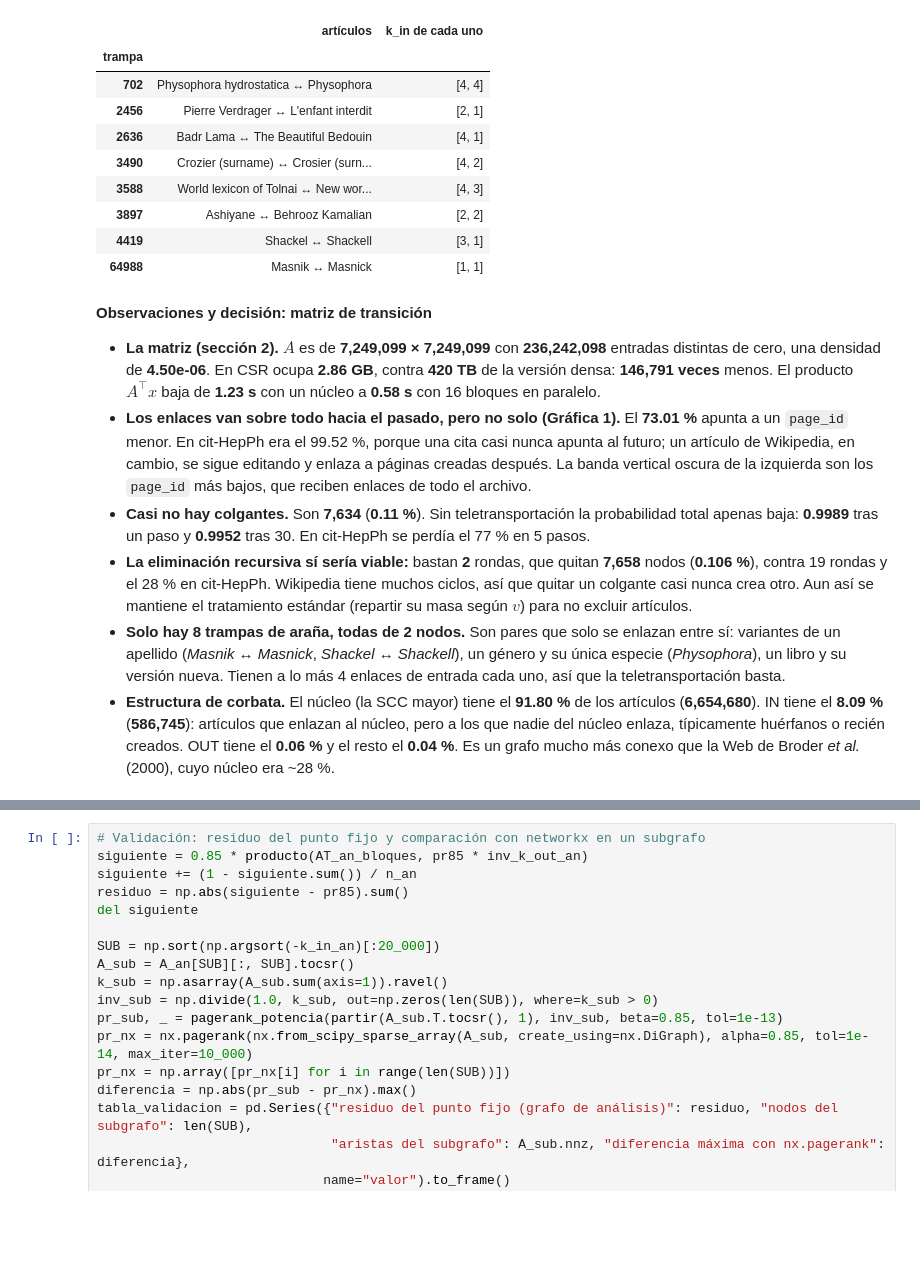
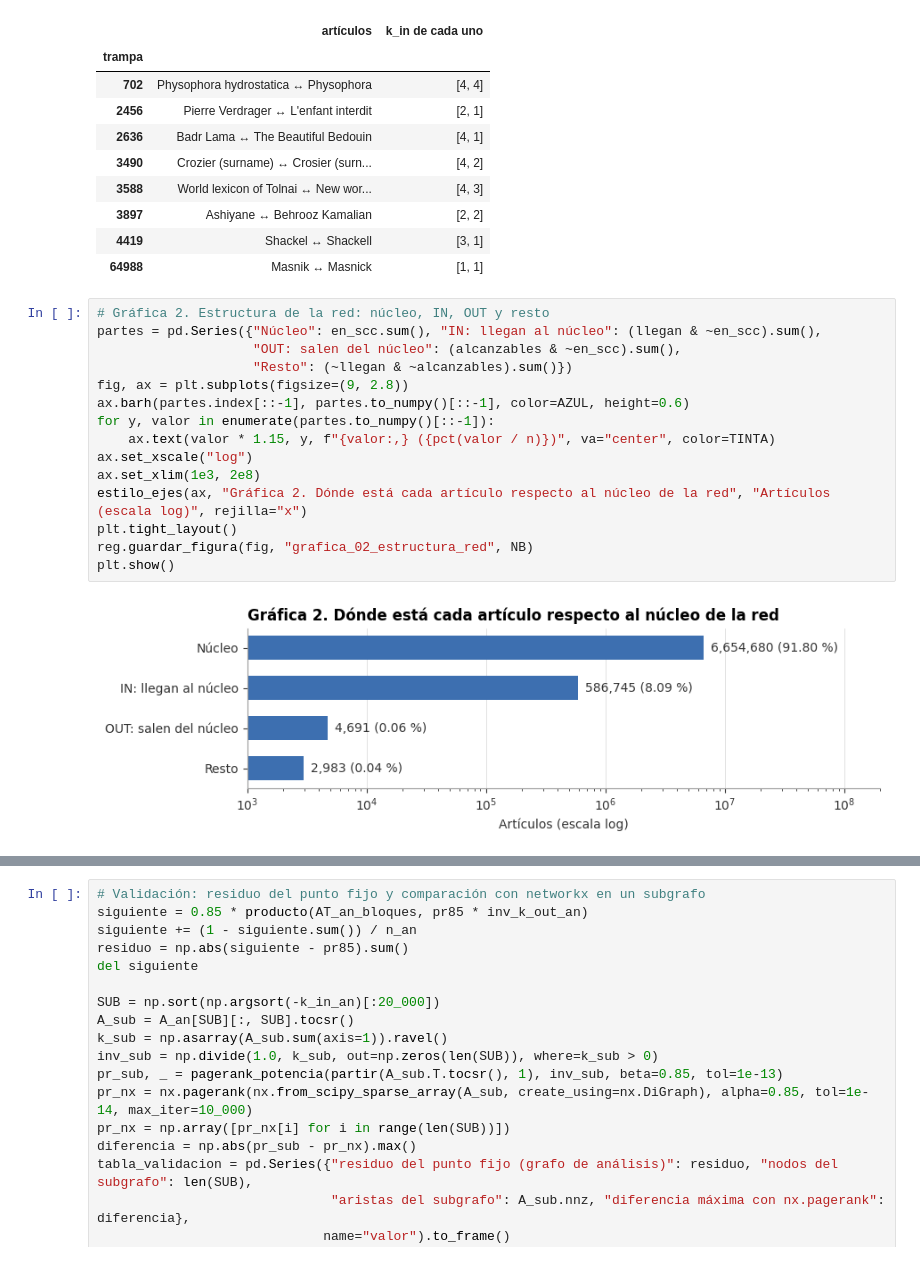
Before and after one commit to makore-0612/T3_DMII, a Jupyter notebook: Wikipedia/notebooks/02_pagerank_hits.ipynb, the cells around one changed output, grey strips where cells are left out. Cells and saved outputs as stored; diff of their text form; blank space fills up the shorter version.

Commit message:
ultima ver wikipedia

```diff
--- a/Wikipedia/notebooks/02_pagerank_hits.ipynb
+++ b/Wikipedia/notebooks/02_pagerank_hits.ipynb
@@ -453,25 +421,20 @@ Las trampas de araña:
 | 3897 | Ashiyane ↔ Behrooz Kamalian | [2, 2] |
 | 4419 | Shackel ↔ Shackell | [3, 1] |
 | 64988 | Masnik ↔ Masnick | [1, 1] |
-# %% [markdown]
-**Observaciones y decisión: matriz de transición**
-
-- **La matriz (sección 2).** $A$ es de **7,249,099 × 7,249,099** con **236,242,098** entradas distintas de cero, una
-  densidad de **4.50e-06**. En CSR ocupa **2.86 GB**, contra **420 TB** de la versión densa: **146,791 veces** menos.
-  El producto $A^\top x$ baja de **1.23 s** con un núcleo a **0.58 s** con 16 bloques en paralelo.
-- **Los enlaces van sobre todo hacia el pasado, pero no solo (Gráfica 1).** El **73.01 %** apunta a un `page_id`
-  menor. En cit-HepPh era el 99.52 %, porque una cita casi nunca apunta al futuro; un artículo de Wikipedia, en
-  cambio, se sigue editando y enlaza a páginas creadas después. La banda vertical oscura de la izquierda son los
-  `page_id` más bajos, que reciben enlaces de todo el archivo.
-- **Casi no hay colgantes.** Son **7,634** (**0.11 %**). Sin teletransportación la probabilidad total apenas baja:
-  **0.9989** tras un paso y **0.9952** tras 30. En cit-HepPh se perdía el 77 % en 5 pasos.
-- **La eliminación recursiva sí sería viable:** bastan **2** rondas, que quitan **7,658** nodos (**0.106 %**), contra
-  19 rondas y el 28 % en cit-HepPh. Wikipedia tiene muchos ciclos, así que quitar un colgante casi nunca crea otro.
-  Aun así se mantiene el tratamiento estándar (repartir su masa según $v$) para no excluir artículos.
-- **Solo hay 8 trampas de araña, todas de 2 nodos.** Son pares que solo se enlazan entre sí: variantes de un
-  apellido (*Masnik* ↔ *Masnick*, *Shackel* ↔ *Shackell*), un género y su única especie (*Physophora*), un libro y
-  su versión nueva. Tienen a lo más 4 enlaces de entrada cada uno, así que la teletransportación basta.
-- **Estructura de corbata.** El núcleo (la SCC mayor) tiene el **91.80 %** de los artículos (**6,654,680**). IN tiene
-  el **8.09 %** (**586,745**): artículos que enlazan al núcleo, pero a los que nadie del núcleo enlaza, típicamente
-  huérfanos o recién creados. OUT tiene el **0.06 %** y el resto el **0.04 %**. Es un grafo mucho más conexo que la
-  Web de Broder *et al.* (2000), cuyo núcleo era ~28 %.
+# %%
+# Gráfica 2. Estructura de la red: núcleo, IN, OUT y resto
+partes = pd.Series({"Núcleo": en_scc.sum(), "IN: llegan al núcleo": (llegan & ~en_scc).sum(),
+                    "OUT: salen del núcleo": (alcanzables & ~en_scc).sum(),
+                    "Resto": (~llegan & ~alcanzables).sum()})
+fig, ax = plt.subplots(figsize=(9, 2.8))
+ax.barh(partes.index[::-1], partes.to_numpy()[::-1], color=AZUL, height=0.6)
+for y, valor in enumerate(partes.to_numpy()[::-1]):
+    ax.text(valor * 1.15, y, f"{valor:,} ({pct(valor / n)})", va="center", color=TINTA)
+ax.set_xscale("log")
+ax.set_xlim(1e3, 2e8)
+estilo_ejes(ax, "Gráfica 2. Dónde está cada artículo respecto al núcleo de la red", "Artículos (escala log)", rejilla="x")
+plt.tight_layout()
+reg.guardar_figura(fig, "grafica_02_estructura_red", NB)
+plt.show()
+# %% [output]
+[figure, added]
```
Also changed, not shown: parts of 77 cells of this notebook, 6 other files.
